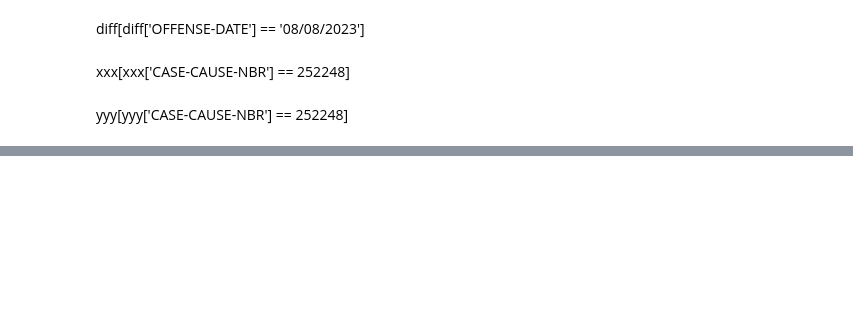
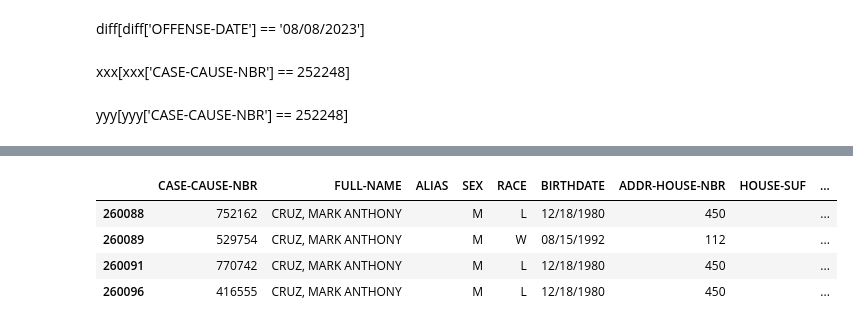
Before and after one commit to ldhagen/Bexar_Records, a Jupyter notebook: Bexar_Misdemeanor_Records.ipynb, the cells around one changed output, grey strips where cells are left out. Drawn from its saved outputs; the diff is of its cells as text; code cells hidden in the pictures; blank space fills up the shorter version.

```diff
--- a/Bexar_Misdemeanor_Records.ipynb
+++ b/Bexar_Misdemeanor_Records.ipynb
@@ -169,0 +420,8 @@ xxx[0].sort_values(ascending=False)
+# %%
+aaa[(aaa['FULL-NAME'].str.contains('MARK ANTHONY')) & (aaa['FULL-NAME'].str.contains('CRUZ') & aaa['OFFENSE-DESC'].str.contains('MARIHUANA'))]
+# %% [output]
+|  | CASE-CAUSE-NBR | FULL-NAME | ALIAS | SEX | RACE | BIRTHDATE | ADDR-HOUSE-NBR | HOUSE-SUF | ... |
+| 260088 | 752162 | CRUZ, MARK ANTHONY |  | M | L | 12/18/1980 | 450 |  | ... |
+| 260089 | 529754 | CRUZ, MARK ANTHONY |  | M | W | 08/15/1992 | 112 |  | ... |
+| 260091 | 770742 | CRUZ, MARK ANTHONY |  | M | L | 12/18/1980 | 450 |  | ... |
+| 260096 | 416555 | CRUZ, MARK ANTHONY |  | M | L | 12/18/1980 | 450 |  | ... |
```
Also changed, not shown: parts of 28 cells of this notebook, 2 other files.
